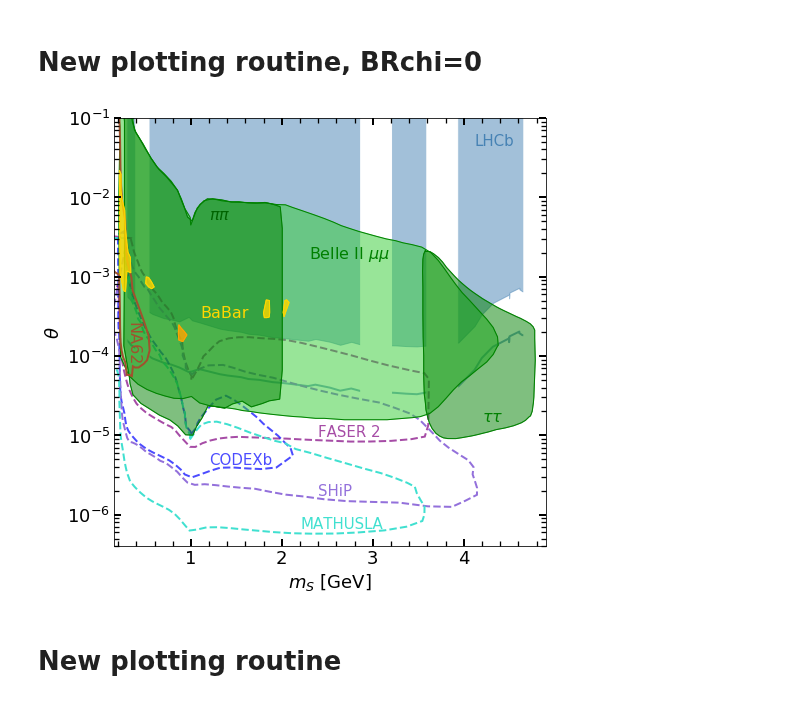
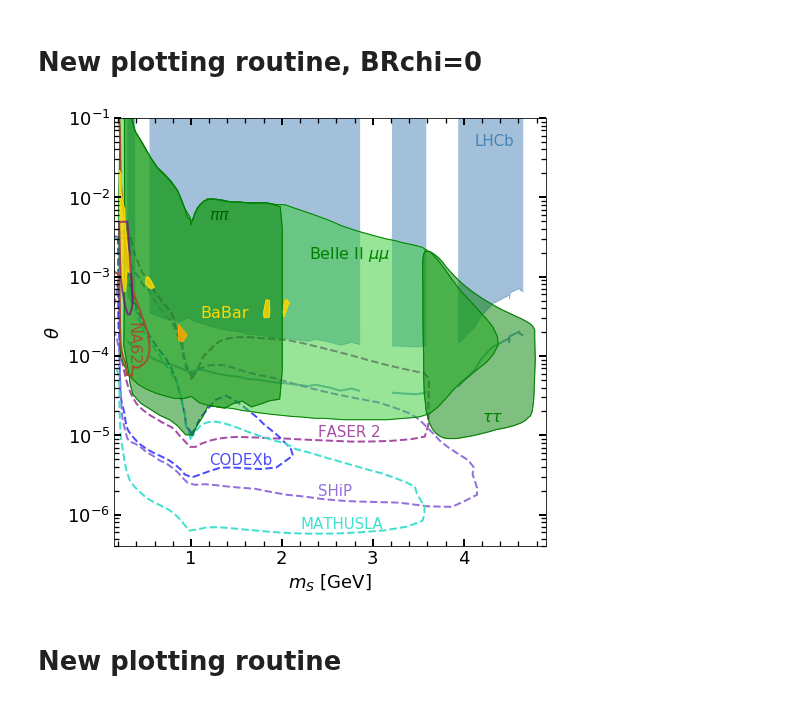
Before and after one commit to anasthesia/B-K, a Jupyter notebook: Combined_bounds.ipynb, the cells around one changed output. Drawn from its saved outputs; the diff is of its cells as text; code cells hidden in the pictures.

```diff
--- a/Combined_bounds.ipynb
+++ b/Combined_bounds.ipynb
@@ -251,6 +251,7 @@ plotGen("results/LHCB_BR0/LHCb_Run3_calculated_displaced+prompt.dat","line", LHC
 plotWhiteRegions(10**(0))
 
 patchLHCB = mpatches.Patch(color=LHCBcolor, label='LHCb')
+
 
 #FASER2 plots
 plotGen("FASER2.dat","nonfilledpolygon", "purple",2,"dashed", alpha=0.7)
@@ -297,6 +298,10 @@ plotGen(babarFolder+"0-2-m-alpha_exclusion_DBR0_BaBar_mumu.dat","nonfilledpolygo
 plotGen(babarFolder+"0-3-m-alpha_exclusion_DBR0_BaBar_mumu.dat","nonfilledpolygon", Babarcolor_mu,1)
 plotGen(babarFolder+"1-m-alpha_exclusion_DBR0_BaBar_pipi.dat","nonfilledpolygon", Babarcolor_pi,1)
 
+
+#FASER plots
+plotGen("FASER.dat","nonfilledpolygon", "purple",2, alpha=0.7)
+
 #BBN constraints
 #plotGen("results/BBN_bounds.dat","line", "magenta",1)
 
@@ -316,34 +321,34 @@ ax.set_yscale("log")
 Legend=plt.legend(handles=[patchLHCB,patchBaBarmu, patchBaBarpi, patchBelleII],loc='lower left',\
            bbox_to_anchor=(0.65, 0.71, 0.5, 2))
 plt.gca().add_artist(Legend)
 '''
 
 
 #ax.legend(handles=[patch0,patch1,patch2,patch3,patch4],loc='lower left',\
 #           bbox_to_anchor=(1, 0.3, 0.5, 1),title="LHCB BR(dark)=")
 xticks=np.arange(0.2,5,0.2)
 fifthticks=np.arange(0.2,5,0.5)
 ax.set_xticks(xticks, minor="True")
 ax.tick_params(axis='both',which='major',direction='in',length=7,width=2,right="True", top="True")
 ax.tick_params(axis='both',which='minor',direction='in',length=5,width=1.3, right="True", top="True")
 
 ax.set_xlim( (0.15, 4.9))
 ax.set_ylim((4*10**(-7),1*10**(-1)))
 
 plt.text(2.2, 6.7E-7, 'MATHUSLA',rotation=0,c="turquoise",fontsize=15)
 plt.text(2.4, 1.75E-6, 'SHiP',rotation=0,c="mediumpurple",fontsize=15)
 plt.text(1.2, 4.3E-6, 'CODEXb',rotation=0,c="b",fontsize=15,alpha=0.7)
 plt.text(2.4, 0.95E-5, 'FASER 2',rotation=0,c="purple",fontsize=15,alpha=0.7)
 plt.text(4.12, 4.5E-2, 'LHCb',rotation=0,c=LHCBcolor,fontsize=15)
 #plt.text(2.2, 4.7E-5, 'HL LHCb',rotation=0,c=LHCBcolor)
 plt.text(2.3, 1.7E-3, 'Belle II $\mu \mu$',rotation=0,c=Belle2color_pi,fontsize=16)
 plt.text(4.2, 1.5E-5, '$\\tau \\tau$',rotation=0,c=Belle2color_pi,fontsize=16)
 plt.text(1.2, 5.2E-3, '$\pi \pi$',rotation=0,c="darkgreen",fontsize=16)
 plt.text(1.1, 3E-4, 'BaBar',rotation=0,c=Babarcolor_mu,fontsize=16)
 
 fig.savefig('./results/m-alpha_combined_BR0_nonlog-3events.png')
 # %% [output]
-[figure, old version]
+[figure, new version]
 # %% [markdown]
 # New plotting routine
 # %%
```
Also changed, not shown: 1 other file.
